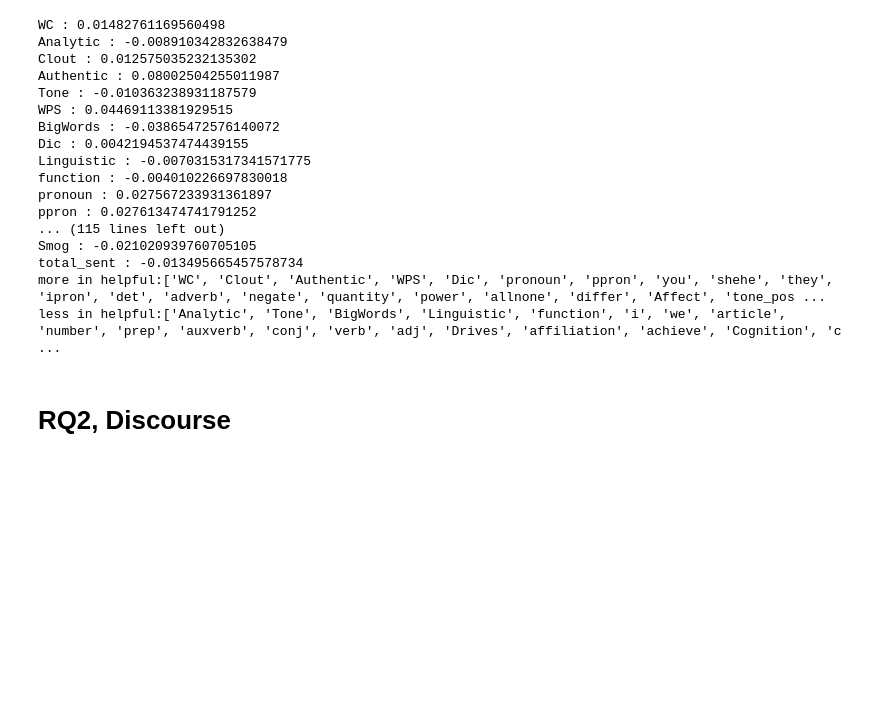
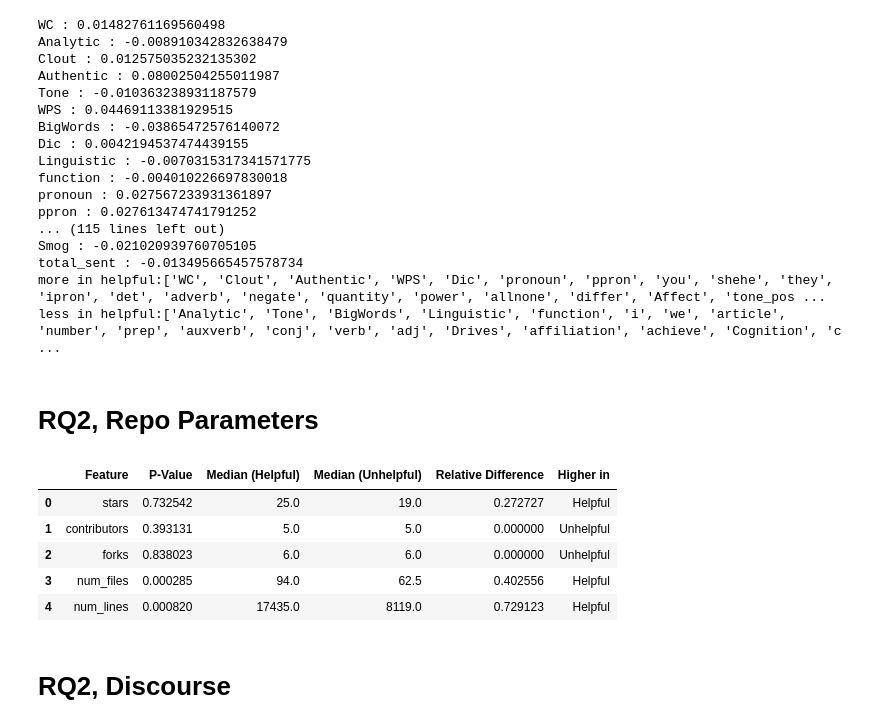
Before and after one commit to SOAR-Lab/llm_issue_resolution_analysis, a Jupyter notebook: analysis/main.ipynb, the cells around one changed output. Cells and saved outputs as stored; diff of their text form; code cells hidden in the pictures; blank space fills up the shorter version.

Commit message:
added repo parameters analysis

```diff
--- a/analysis/main.ipynb
+++ b/analysis/main.ipynb
@@ -617,6 +617,57 @@ Smog : -0.021020939760705105
 total_sent : -0.013495665457578734
 more in helpful:['WC', 'Clout', 'Authentic', 'WPS', 'Dic', 'pronoun', 'ppron', 'you', 'shehe', 'they', 'ipron', 'det', 'adverb', 'negate', 'quantity', 'power', 'allnone', 'differ', 'Affect', 'tone_pos ...
 less in helpful:['Analytic', 'Tone', 'BigWords', 'Linguistic', 'function', 'i', 'we', 'article', 'number', 'prep', 'auxverb', 'conj', 'verb', 'adj', 'Drives', 'affiliation', 'achieve', 'Cognition', 'c ...
+# %% [markdown]
+# RQ2, Repo Parameters
+# %%
+import pandas as pd
+from scipy.stats import mannwhitneyu
+
+combined_df = pd.read_csv('../datasets/conversations_repo_parameters.csv')
+# Separate the data based on the "Did ChatGPT help with the issue" column
+combined_df_helpful = combined_df[combined_df["Did ChatGPT help with the issue"] == "Yes"]
+combined_df_unhelpful = combined_df[combined_df["Did ChatGPT help with the issue"] == "No"]
+
+# Features to compare
+features = [
+    "stars", "contributors", "forks", "num_files", "num_lines",
+    "user_public_repos", "user_followers", "user_account_age_years", "user_contributions"
+]
+
+results = []
+
+# Perform Mann-Whitney U test and calculate the relative difference
+for feature in features:
+    stat, p_value = mannwhitneyu(combined_df_helpful[feature].dropna(), combined_df_unhelpful[feature].dropna())
+    median_helpful = combined_df_helpful[feature].median()
+    median_unhelpful = combined_df_unhelpful[feature].median()
+    relative_difference = (median_helpful - median_unhelpful) / ((median_helpful + median_unhelpful) / 2)
+
+    higher_in = "Helpful" if relative_difference > 0 else "Unhelpful"
+
+    results.append({
+        "Feature": feature,
+        "P-Value": p_value,
+        "Median (Helpful)": median_helpful,
+        "Median (Unhelpful)": median_unhelpful,
+        "Relative Difference": relative_difference,
+        "Higher in": higher_in
+    })
+
+# Convert results to DataFrame for better readability
+results_df = pd.DataFrame(results)
+
+# Filter for statistically significant features (e.g., p-value < 0.05)
+# significant_results = results_df[results_df["P-Value"] < 0.05]
+
+results_df.head()
+# %% [output]
+|  | Feature | P-Value | Median (Helpful) | Median (Unhelpful) | Relative Difference | Higher in |
+| 0 | stars | 0.732542 | 25.0 | 19.0 | 0.272727 | Helpful |
+| 1 | contributors | 0.393131 | 5.0 | 5.0 | 0.000000 | Unhelpful |
+| 2 | forks | 0.838023 | 6.0 | 6.0 | 0.000000 | Unhelpful |
+| 3 | num_files | 0.000285 | 94.0 | 62.5 | 0.402556 | Helpful |
+| 4 | num_lines | 0.000820 | 17435.0 | 8119.0 | 0.729123 | Helpful |
 # %% [markdown]
 # RQ2, Discourse
 # %% [markdown]
```
